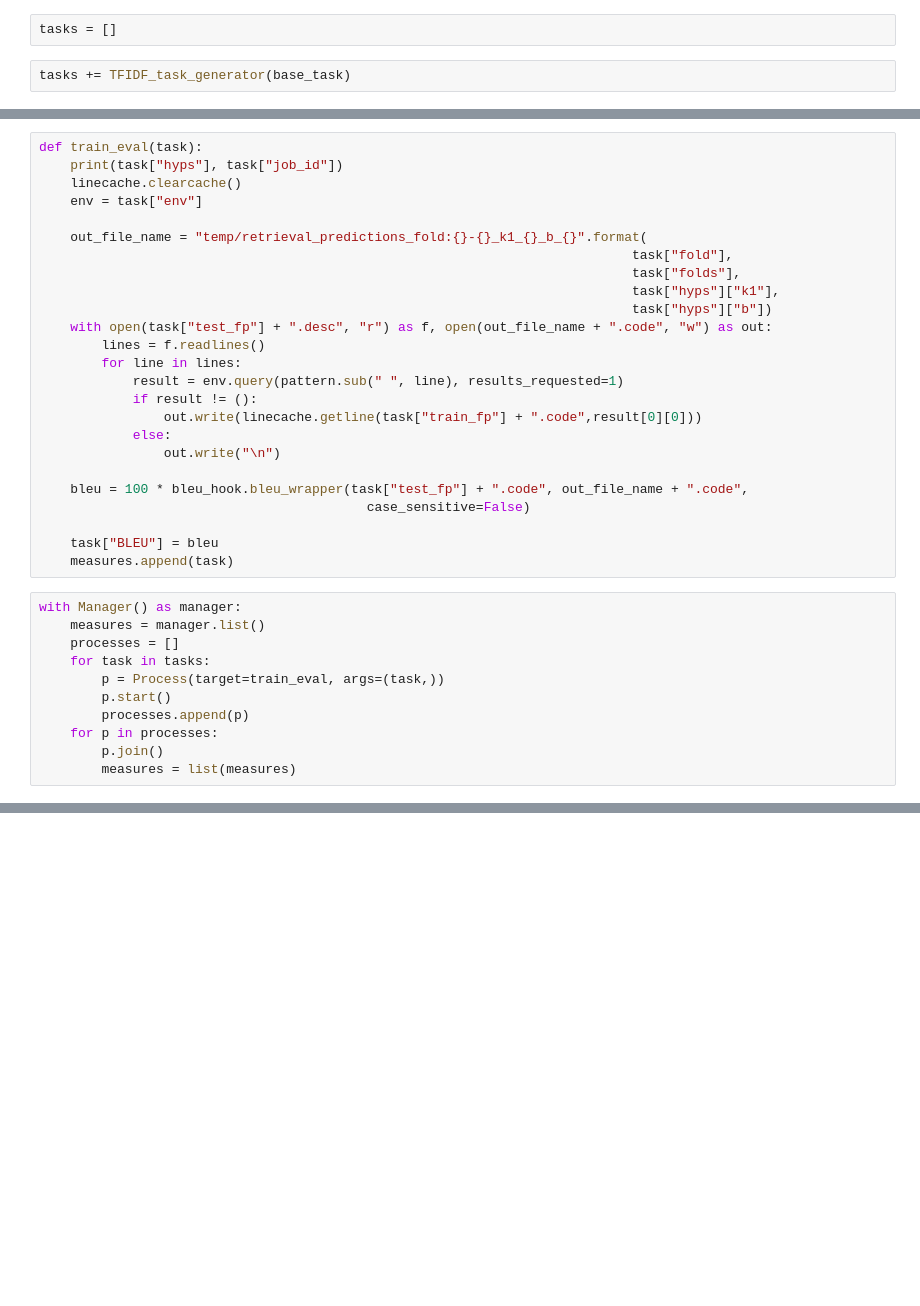
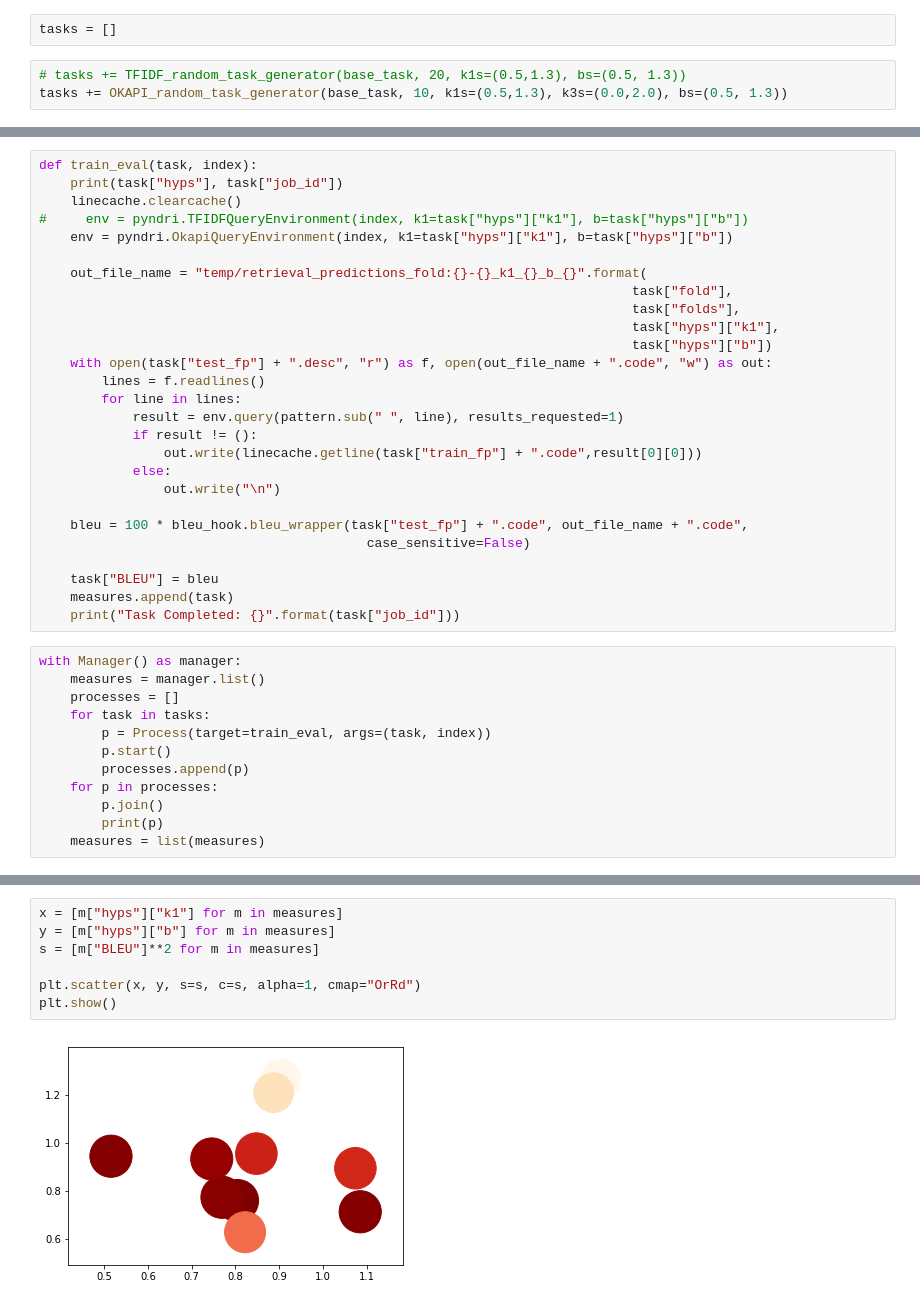
Before and after one commit to aquaktus/copilot, a Jupyter notebook: experiments/retrieval.ipynb, the cells around one changed output, grey strips where cells are left out. Cells and saved outputs as stored; diff of their text form; blank space fills up the shorter version.

```diff
--- a/experiments/retrieval.ipynb
+++ b/experiments/retrieval.ipynb
@@ -301,7 +330,8 @@ def TFIDF_task_generator(task, k1s=[1.0, 1.5, 2.0], bs=[0.0,0.25,0.5,0.75,1.0]):
 # %%
 tasks = []
-# %%
-tasks += TFIDF_task_generator(base_task)
+# %%
+# tasks += TFIDF_random_task_generator(base_task, 20, k1s=(0.5,1.3), bs=(0.5, 1.3))
+tasks += OKAPI_random_task_generator(base_task, 10, k1s=(0.5,1.3), k3s=(0.0,2.0), bs=(0.5, 1.3))
 # %%
 tasks
 # %% [output]
@@ -323,10 +353,11 @@ tasks
   'tgt_ext': '.code',
   'train_fp': 'temp/retrieval_train'}]
 # %%
-def train_eval(task):
+def train_eval(task, index):
     print(task["hyps"], task["job_id"])
     linecache.clearcache()
-    env = task["env"]
+#     env = pyndri.TFIDFQueryEnvironment(index, k1=task["hyps"]["k1"], b=task["hyps"]["b"])
+    env = pyndri.OkapiQueryEnvironment(index, k1=task["hyps"]["k1"], b=task["hyps"]["b"])
 
     out_file_name = "temp/retrieval_predictions_fold:{}-{}_k1_{}_b_{}".format(
                                                                             task["fold"],
@@ -347,15 +378,17 @@ def train_eval(task):
 
     task["BLEU"] = bleu
     measures.append(task)
+    print("Task Completed: {}".format(task["job_id"]))
 # %%
 with Manager() as manager:
     measures = manager.list()
     processes = []
     for task in tasks:
-        p = Process(target=train_eval, args=(task,))
+        p = Process(target=train_eval, args=(task, index))
         p.start()
         processes.append(p)
     for p in processes:
         p.join()
-        measures = list(measures)
+        print(p)
+    measures = list(measures)
 # %% [output]
@@ -377 +454,10 @@ with Manager() as manager:
+# %%
+x = [m["hyps"]["k1"] for m in measures]
+y = [m["hyps"]["b"] for m in measures]
+s = [m["BLEU"]**2 for m in measures]
+
+plt.scatter(x, y, s=s, c=s, alpha=1, cmap="OrRd")
+plt.show()
+# %% [output]
+[figure, added]
 # %%
```
Also changed, not shown: parts of 33 cells of this notebook.
